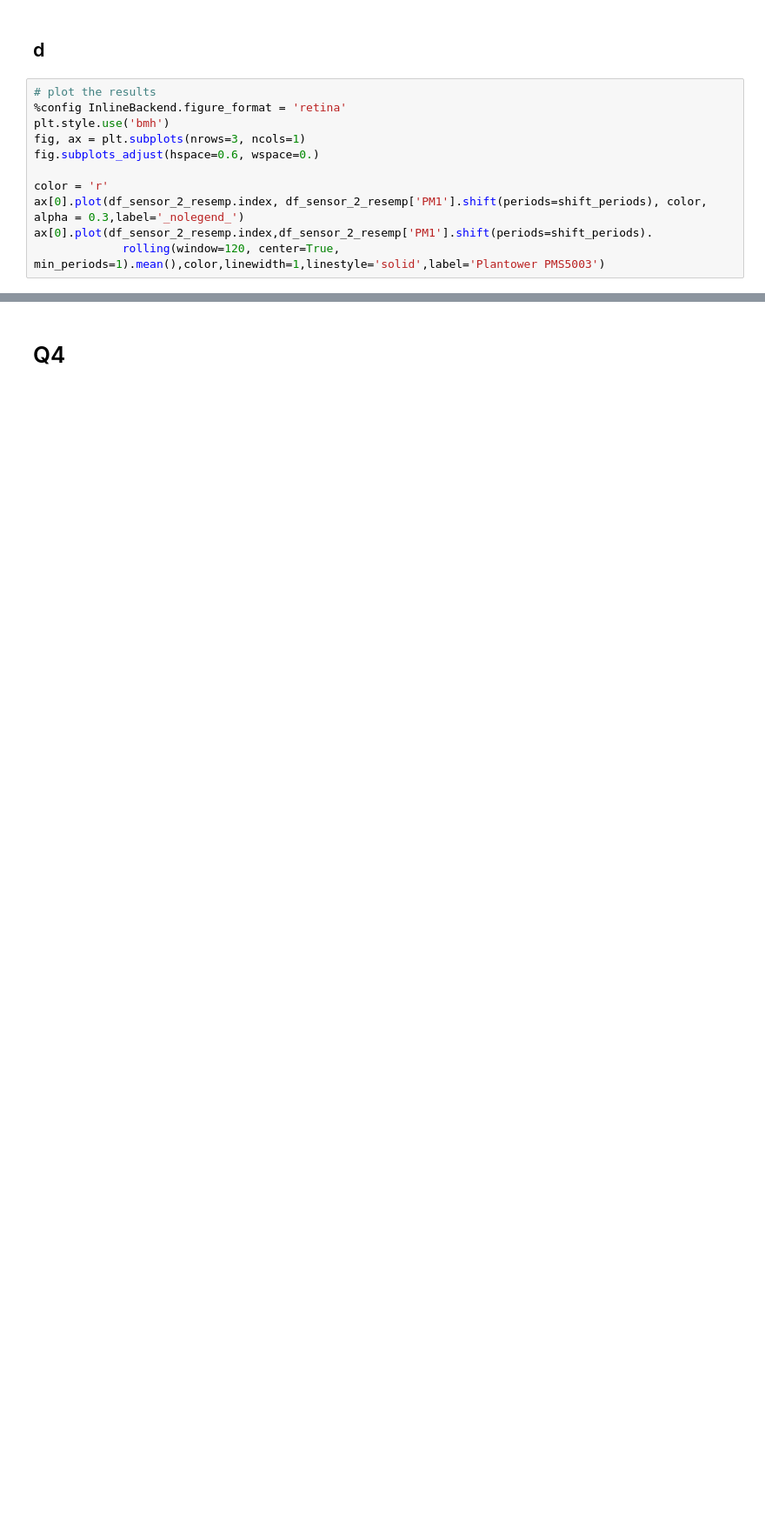
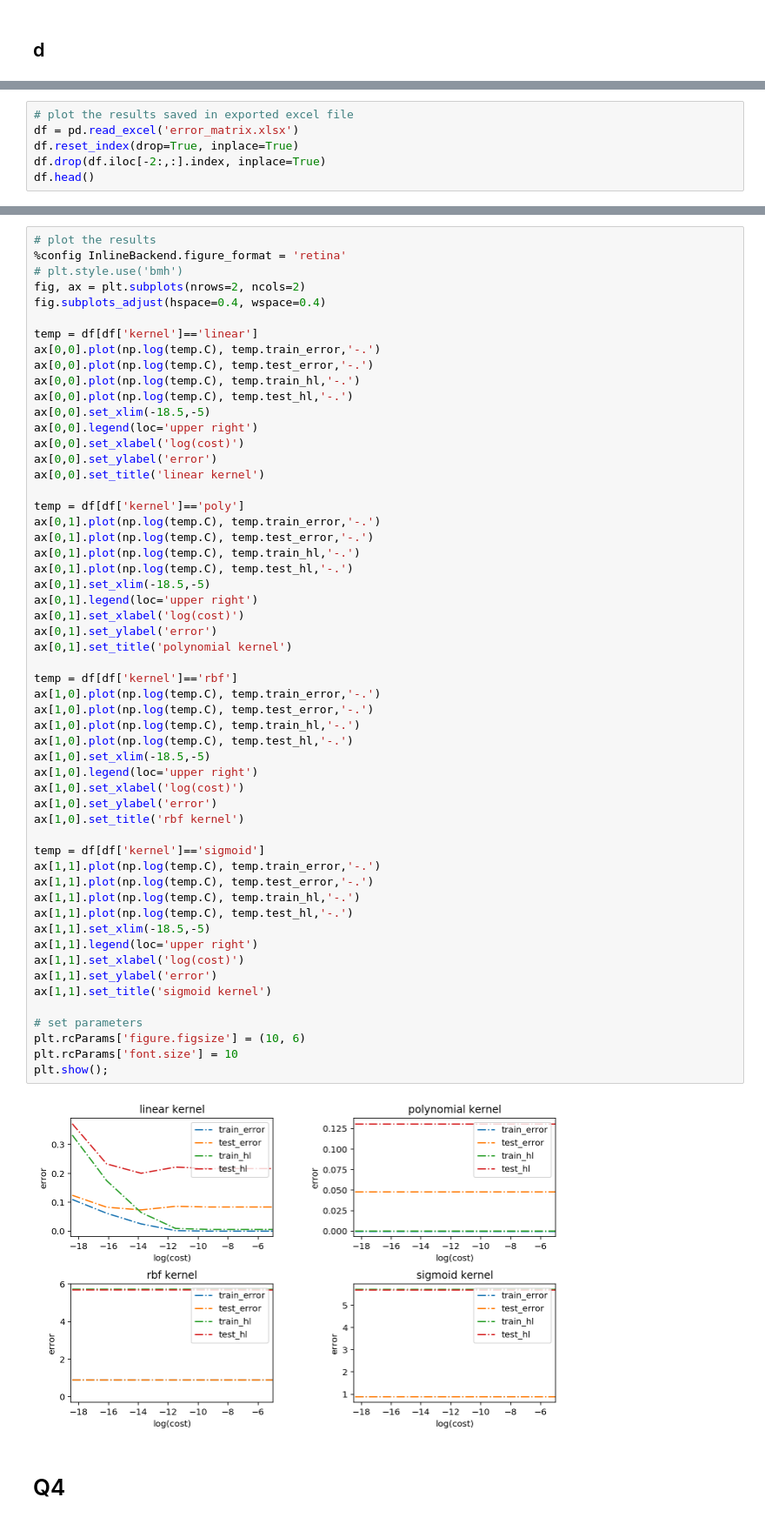
Before and after one commit to iditbela2/Courses, a Jupyter notebook: statistical_ML/HW2/HW2.ipynb, the cells around one changed output, grey strips where cells are left out. Shown at 87% size. Saved outputs shown, nothing was run; the diff lists cells and outputs as text; blank space fills up the shorter version.

```diff
--- a/statistical_ML/HW2/HW2.ipynb
+++ b/statistical_ML/HW2/HW2.ipynb
@@ -195,13 +156,2 @@ When we tested C > 1 we did not see any change in training or testing errors.
 # %% [markdown]
 ## d
-# %%
-# plot the results
-%config InlineBackend.figure_format = 'retina'
-plt.style.use('bmh')
-fig, ax = plt.subplots(nrows=3, ncols=1)
-fig.subplots_adjust(hspace=0.6, wspace=0.)
-
-color = 'r'
-ax[0].plot(df_sensor_2_resemp.index, df_sensor_2_resemp['PM1'].shift(periods=shift_periods), color, alpha = 0.3,label='_nolegend_')
-ax[0].plot(df_sensor_2_resemp.index,df_sensor_2_resemp['PM1'].shift(periods=shift_periods).
-             rolling(window=120, center=True, min_periods=1).mean(),color,linewidth=1,linestyle='solid',label='Plantower PMS5003')
@@ -210,0 +158,6 @@ NameError: name 'df_sensor_2_resemp' is not defined
+# %%
+# plot the results saved in exported excel file
+df = pd.read_excel('error_matrix.xlsx')
+df.reset_index(drop=True, inplace=True)
+df.drop(df.iloc[-2:,:].index, inplace=True)
+df.head()
@@ -211,3 +171,60 @@ NameError: name 'df_sensor_2_resemp' is not defined
+# %%
+# plot the results
+%config InlineBackend.figure_format = 'retina'
+# plt.style.use('bmh')
+fig, ax = plt.subplots(nrows=2, ncols=2)
+fig.subplots_adjust(hspace=0.4, wspace=0.4)
+
+temp = df[df['kernel']=='linear']
+ax[0,0].plot(np.log(temp.C), temp.train_error,'-.')
+ax[0,0].plot(np.log(temp.C), temp.test_error,'-.')
+ax[0,0].plot(np.log(temp.C), temp.train_hl,'-.')
+ax[0,0].plot(np.log(temp.C), temp.test_hl,'-.')
+ax[0,0].set_xlim(-18.5,-5)
+ax[0,0].legend(loc='upper right')
+ax[0,0].set_xlabel('log(cost)')
+ax[0,0].set_ylabel('error')
+ax[0,0].set_title('linear kernel')
+
+temp = df[df['kernel']=='poly']
+ax[0,1].plot(np.log(temp.C), temp.train_error,'-.')
+ax[0,1].plot(np.log(temp.C), temp.test_error,'-.')
+ax[0,1].plot(np.log(temp.C), temp.train_hl,'-.')
+ax[0,1].plot(np.log(temp.C), temp.test_hl,'-.')
+ax[0,1].set_xlim(-18.5,-5)
+ax[0,1].legend(loc='upper right')
+ax[0,1].set_xlabel('log(cost)')
+ax[0,1].set_ylabel('error')
+ax[0,1].set_title('polynomial kernel')
+
+temp = df[df['kernel']=='rbf']
+ax[1,0].plot(np.log(temp.C), temp.train_error,'-.')
+ax[1,0].plot(np.log(temp.C), temp.test_error,'-.')
+ax[1,0].plot(np.log(temp.C), temp.train_hl,'-.')
+ax[1,0].plot(np.log(temp.C), temp.test_hl,'-.')
+ax[1,0].set_xlim(-18.5,-5)
+ax[1,0].legend(loc='upper right')
+ax[1,0].set_xlabel('log(cost)')
+ax[1,0].set_ylabel('error')
+ax[1,0].set_title('rbf kernel')
+
+temp = df[df['kernel']=='sigmoid']
+ax[1,1].plot(np.log(temp.C), temp.train_error,'-.')
+ax[1,1].plot(np.log(temp.C), temp.test_error,'-.')
+ax[1,1].plot(np.log(temp.C), temp.train_hl,'-.')
+ax[1,1].plot(np.log(temp.C), temp.test_hl,'-.')
+ax[1,1].set_xlim(-18.5,-5)
+ax[1,1].legend(loc='upper right')
+ax[1,1].set_xlabel('log(cost)')
+ax[1,1].set_ylabel('error')
+ax[1,1].set_title('sigmoid kernel')
+
+# set parameters
+plt.rcParams['figure.figsize'] = (10, 6)
+plt.rcParams['font.size'] = 10
+plt.show();
+# %% [output]
+[figure, added]
 # %% [markdown]
 # Q4
 # %%
```
Also changed, not shown: parts of 35 cells of this notebook, 5 other files.
